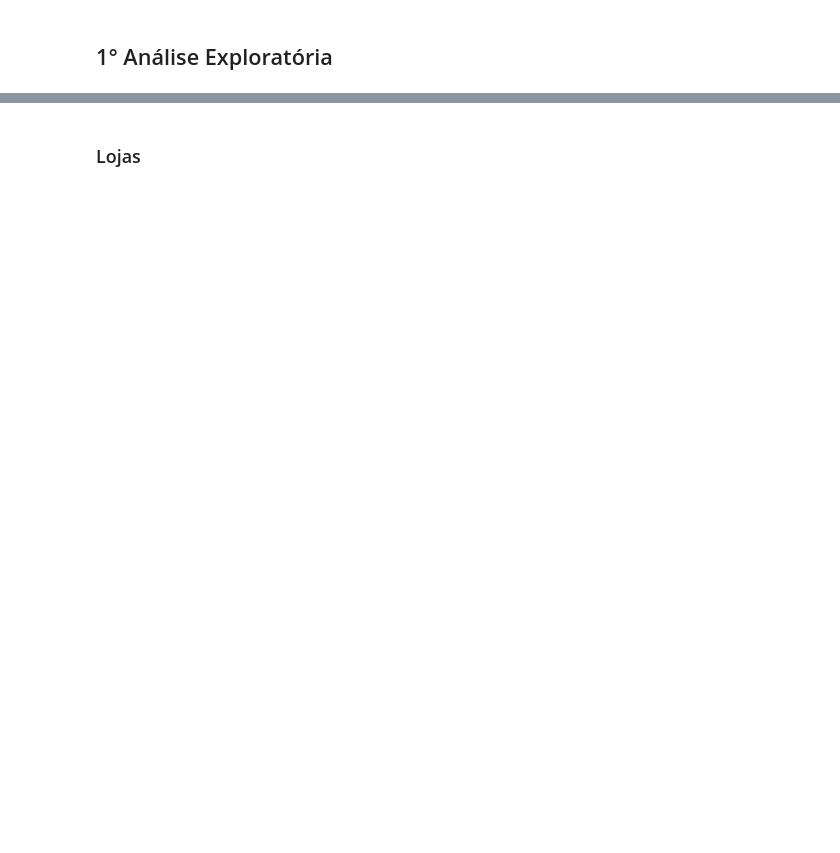
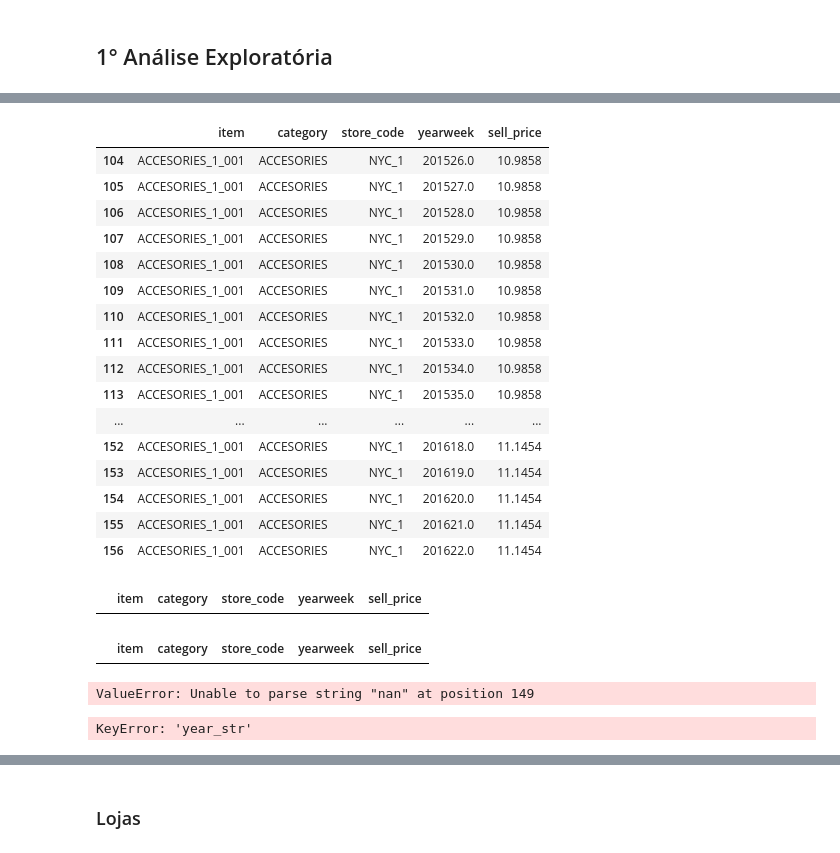
Before and after one commit to mvieiradev/DS-Market, a Jupyter notebook: DSM_Metodologias.ipynb, the cells around one changed output, grey strips where cells are left out. Saved outputs shown, nothing was run; the diff lists cells and outputs as text; code cells hidden in the pictures; blank space fills up the shorter version.

```diff
--- a/DSM_Metodologias.ipynb
+++ b/DSM_Metodologias.ipynb
@@ -3,2 +27,11 @@
+# %%
+#Itens vendidos
+df_item_sales = pd.read_csv("item_sales.csv")
+#Preco dos itens
+df_item_prices = pd.read_csv("item_prices.csv")
+#Calendario
+df_calendario = pd.read_csv("daily_calendar_with_events.csv")
+#Base_mensal
+df_base_mensal= pd.read_csv('base_mensal.csv')
 # %% [markdown]
 ## 1° Análise Exploratória
@@ -206,0 +190,29 @@ merged_df.head()
+# %%
+df_item_prices.query("(item == 'ACCESORIES_1_001') & (sell_price) & (store_code == 'NYC_1')").tail(53)
+# %% [output]
+|  | item | category | store_code | yearweek | sell_price |
+| 104 | ACCESORIES_1_001 | ACCESORIES | NYC_1 | 201526.0 | 10.9858 |
+| 105 | ACCESORIES_1_001 | ACCESORIES | NYC_1 | 201527.0 | 10.9858 |
+| 106 | ACCESORIES_1_001 | ACCESORIES | NYC_1 | 201528.0 | 10.9858 |
+| 107 | ACCESORIES_1_001 | ACCESORIES | NYC_1 | 201529.0 | 10.9858 |
+| 108 | ACCESORIES_1_001 | ACCESORIES | NYC_1 | 201530.0 | 10.9858 |
+| 109 | ACCESORIES_1_001 | ACCESORIES | NYC_1 | 201531.0 | 10.9858 |
+| 110 | ACCESORIES_1_001 | ACCESORIES | NYC_1 | 201532.0 | 10.9858 |
+| 111 | ACCESORIES_1_001 | ACCESORIES | NYC_1 | 201533.0 | 10.9858 |
+| 112 | ACCESORIES_1_001 | ACCESORIES | NYC_1 | 201534.0 | 10.9858 |
+| 113 | ACCESORIES_1_001 | ACCESORIES | NYC_1 | 201535.0 | 10.9858 |
+| ... | ... | ... | ... | ... | ... |
+| 152 | ACCESORIES_1_001 | ACCESORIES | NYC_1 | 201618.0 | 11.1454 |
+| 153 | ACCESORIES_1_001 | ACCESORIES | NYC_1 | 201619.0 | 11.1454 |
+| 154 | ACCESORIES_1_001 | ACCESORIES | NYC_1 | 201620.0 | 11.1454 |
+| 155 | ACCESORIES_1_001 | ACCESORIES | NYC_1 | 201621.0 | 11.1454 |
+| 156 | ACCESORIES_1_001 | ACCESORIES | NYC_1 | 201622.0 | 11.1454 |
+# %%
+df_item_prices.query("(item == 'ACCESORIES_1_001') & (sell_price == 11.15) & (store_code == 'NYC_1')").tail(20)
+# %% [output]
+|  | item | category | store_code | yearweek | sell_price |
+# %%
+#Filtrando os dados para saber quais datas estão faltando
+df_item_prices.query("item  == 'ACCESORIES_1_001' & sell_price  == 11.15 & store_code == 'NYC_1' ").tail(20)
+# %% [output]
+|  | item | category | store_code | yearweek | sell_price |
@@ -206,0 +226,35 @@ merged_df.head()
+# %%
+# Converta a coluna 'yearweek' para o tipo string
+df_item_prices['yearweek'] = df_item_prices['yearweek'].astype(str)
+
+# Extraia o ano e a semana em colunas separadas
+df_item_prices['ano'] = df_item_prices['yearweek'].str[:4]
+df_item_prices['semana'] = df_item_prices['yearweek'].str[4:]
+
+# Converta as novas colunas para o tipo numérico, se necessário
+df_item_prices['ano'] = pd.to_numeric(df_item_prices['ano'])
+df_item_prices['semana'] = pd.to_numeric(df_item_prices['semana'])
+# %% [output]
+ValueError: Unable to parse string "nan" at position 149
+# %%
+def year_week_to_date(year, week):
+    try:
+        if pd.notna(year) and pd.notna(week):
+            return pd.to_datetime(f"{year}W{week}1", format='%YW%U%w')
+    except Exception as e:
+        print(f"Error with year: {year}, week: {week}. Exception: {e}")
+    return np.nan
+
+df_item_prices['date'] = np.vectorize(year_week_to_date(df_item_prices['year_str'], df_item_prices['week_str']))
+
+# Crie uma coluna 'year_month' que representa o ano e o mês
+df_item_prices['year_month'] = df_item_prices['date'].dt.to_period('M')
+
+# Agregue df_item_prices para obter o preço médio por 'year_month', 'item', 'category', e 'store_code'
+df_item_prices_agg = df_item_prices.groupby(['year_month', 'item', 'category', 'store_code'])['sell_price'].mean().reset_index()
+df_item_prices_agg.rename(columns={'sell_price': 'mean_price'}, inplace=True)
+
+# Exibir as primeiras linhas do resultado
+df_item_prices_agg.head()
+# %% [output]
+KeyError: 'year_str'
```
Also changed, not shown: parts of 67 cells of this notebook.
